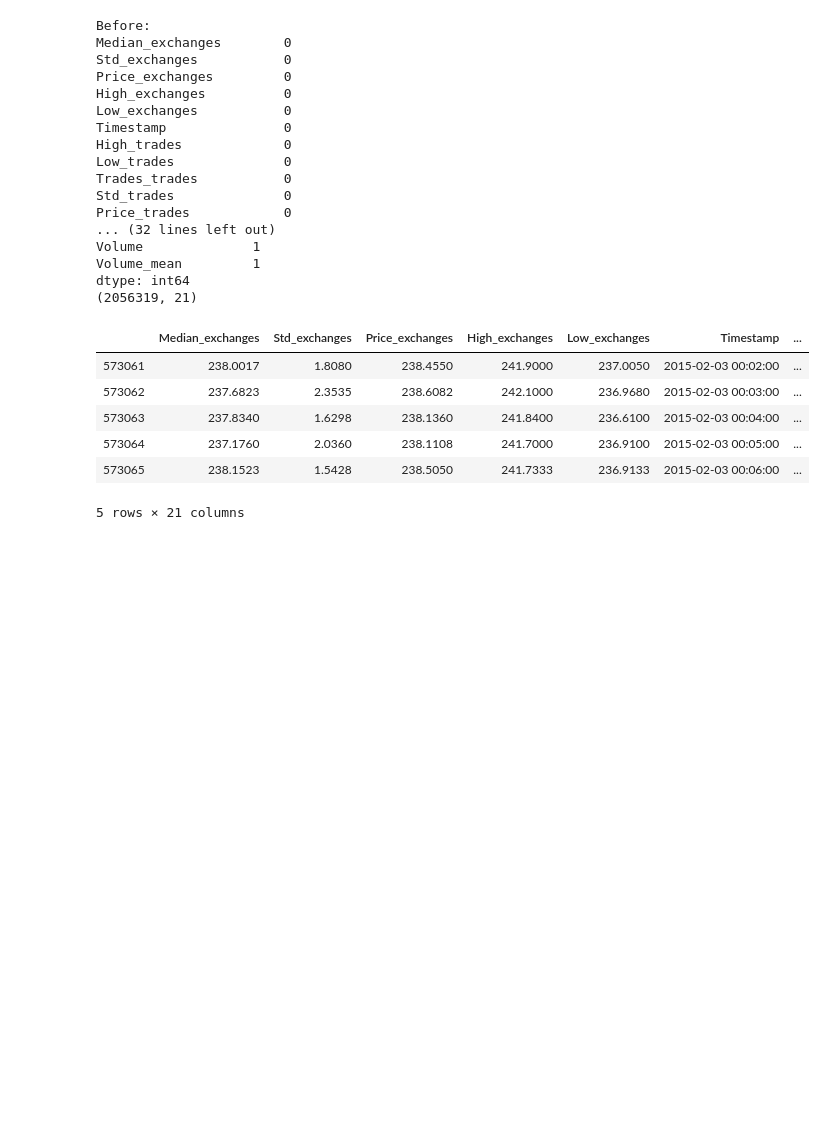
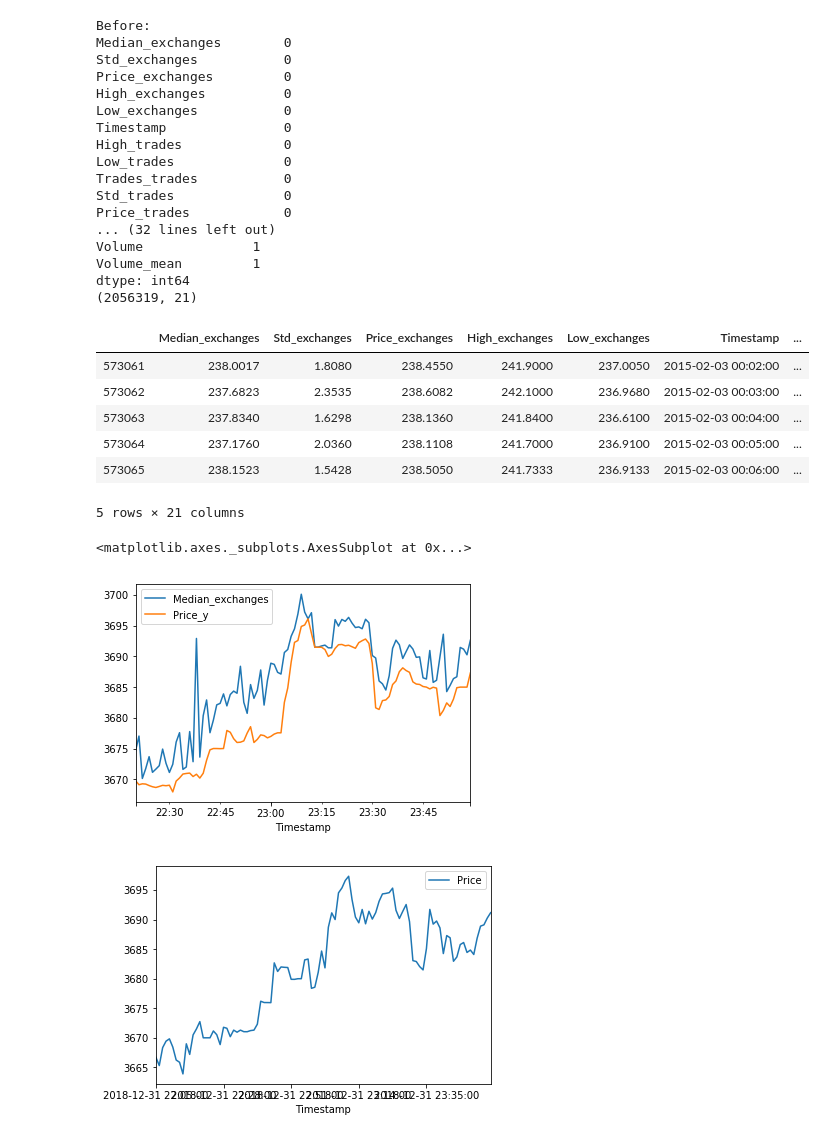
Before and after one commit to BinaryTree1/Ruder, a Jupyter notebook: Datasets.ipynb, the cells around one changed output. Drawn from its saved outputs; the diff is of its cells as text; code cells hidden in the pictures; blank space fills up the shorter version.

```diff
--- a/Datasets.ipynb
+++ b/Datasets.ipynb
@@ -190,3 +194,10 @@ dtype: int64
 5 rows × 21 columns
 # %%
 df.to_pickle("/home/filip/Desktop/Ruđer/FinalData/distinct.pkl")
+# %%
+df.tail(100).plot(x="Timestamp",y=["Median_exchanges","Price_x","Price_y"])
+bitstamp.tail(100).plot(x="Timestamp",y=["Price"])
+# %% [output]
+<matplotlib.axes._subplots.AxesSubplot at 0x...>
+[figure, added]
+[figure, added]
```
Also changed, not shown: parts of 9 cells of this notebook, 4 other files.
